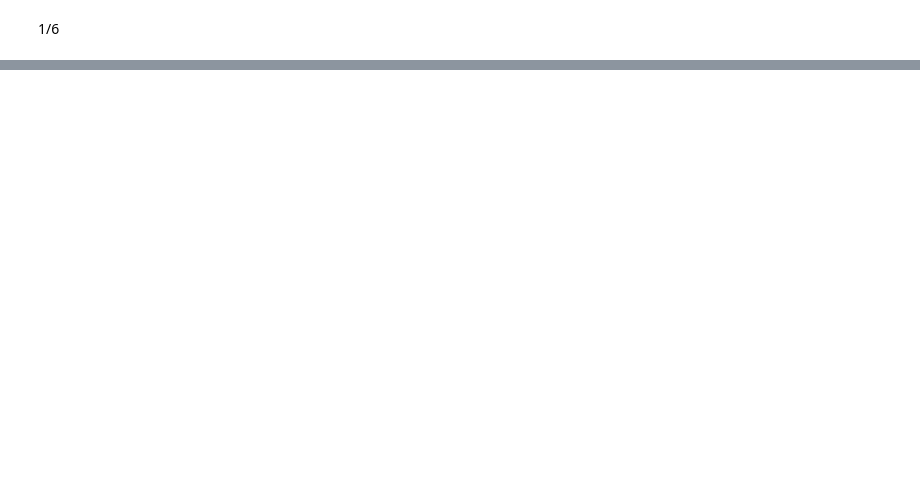
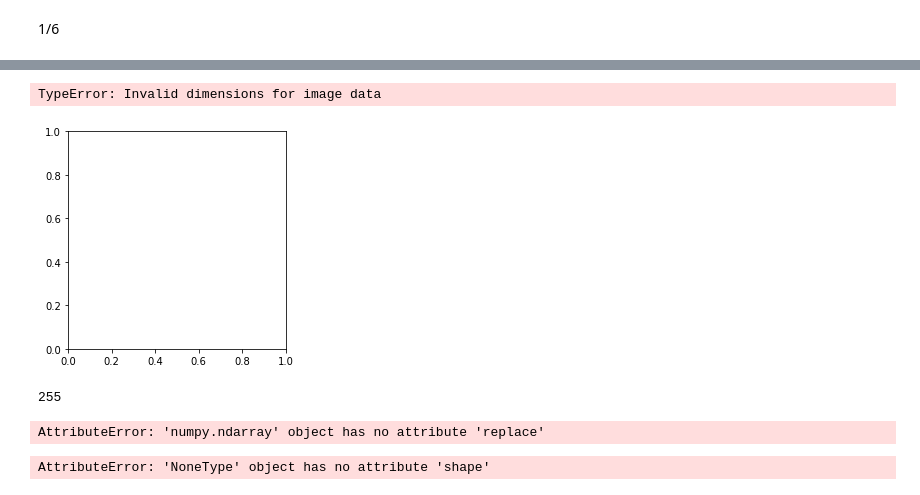
Before and after one commit to yjx4131/LCM_Pattern_Cluster, a Jupyter notebook: LCM_Pattern/Untitled4.ipynb, the cells around one changed output, grey strips where cells are left out. Cells and saved outputs as stored; diff of their text form; code cells hidden in the pictures; blank space fills up the shorter version.

```diff
--- a/LCM_Pattern/Untitled4.ipynb
+++ b/LCM_Pattern/Untitled4.ipynb
@@ -1699,0 +1254,9 @@ array([nan, nan,  1.,  1.,  2.,  2.,  1.,  1.,  2.,  2.,  1.,  1., nan,
+# %%
+imshow(clipedImgArr)
+# %% [output]
+TypeError: Invalid dimensions for image data
+[figure, added]
+# %%
+clipedImgArr[0,120,130]
+# %% [output]
+255
@@ -1699,0 +1297,4 @@ array([nan, nan,  1.,  1.,  2.,  2.,  1.,  1.,  2.,  2.,  1.,  1., nan,
+# %%
+clipedImgArr.data.replace(255,0)
+# %% [output]
+AttributeError: 'numpy.ndarray' object has no attribute 'replace'
@@ -1699,0 +1303,4 @@ array([nan, nan,  1.,  1.,  2.,  2.,  1.,  1.,  2.,  2.,  1.,  1., nan,
+# %%
+a1.shape
+# %% [output]
+AttributeError: 'NoneType' object has no attribute 'shape'
```
Also changed, not shown: parts of 230 cells of this notebook, 3 other files.
